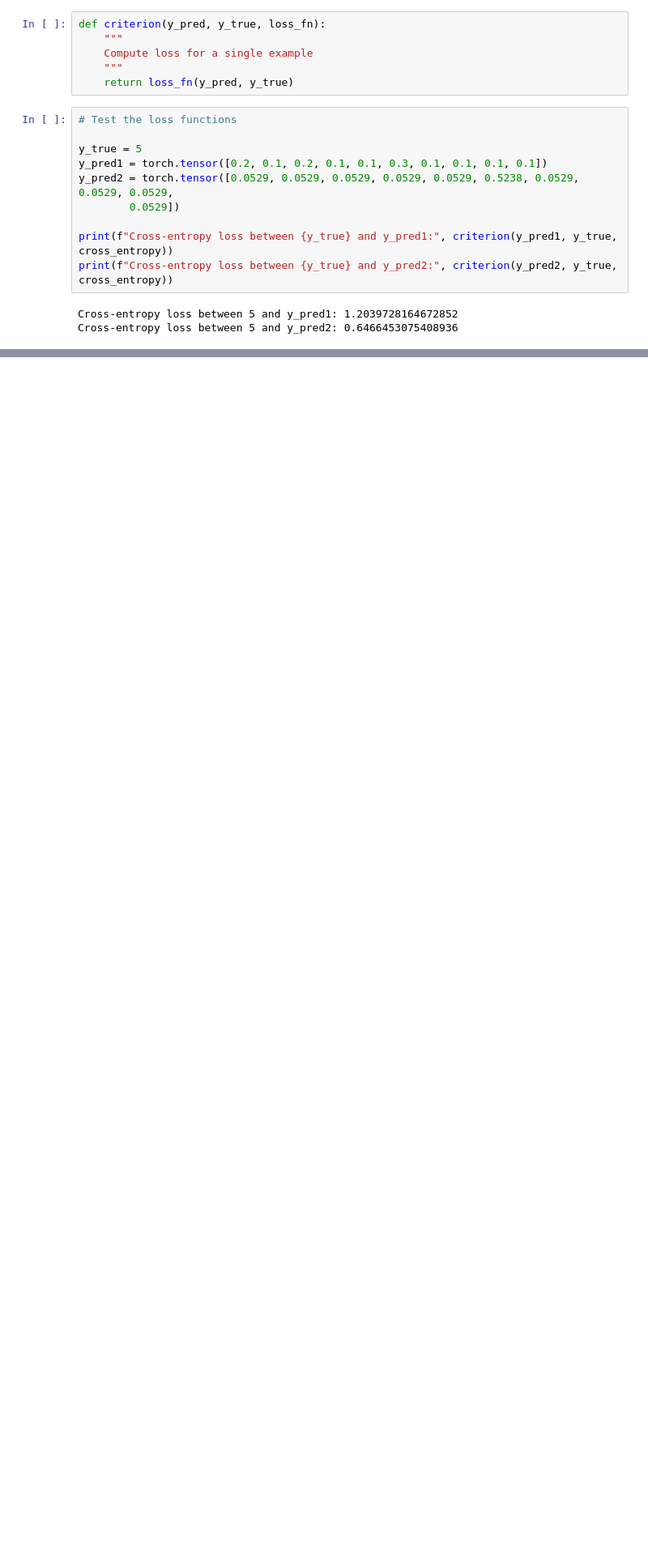
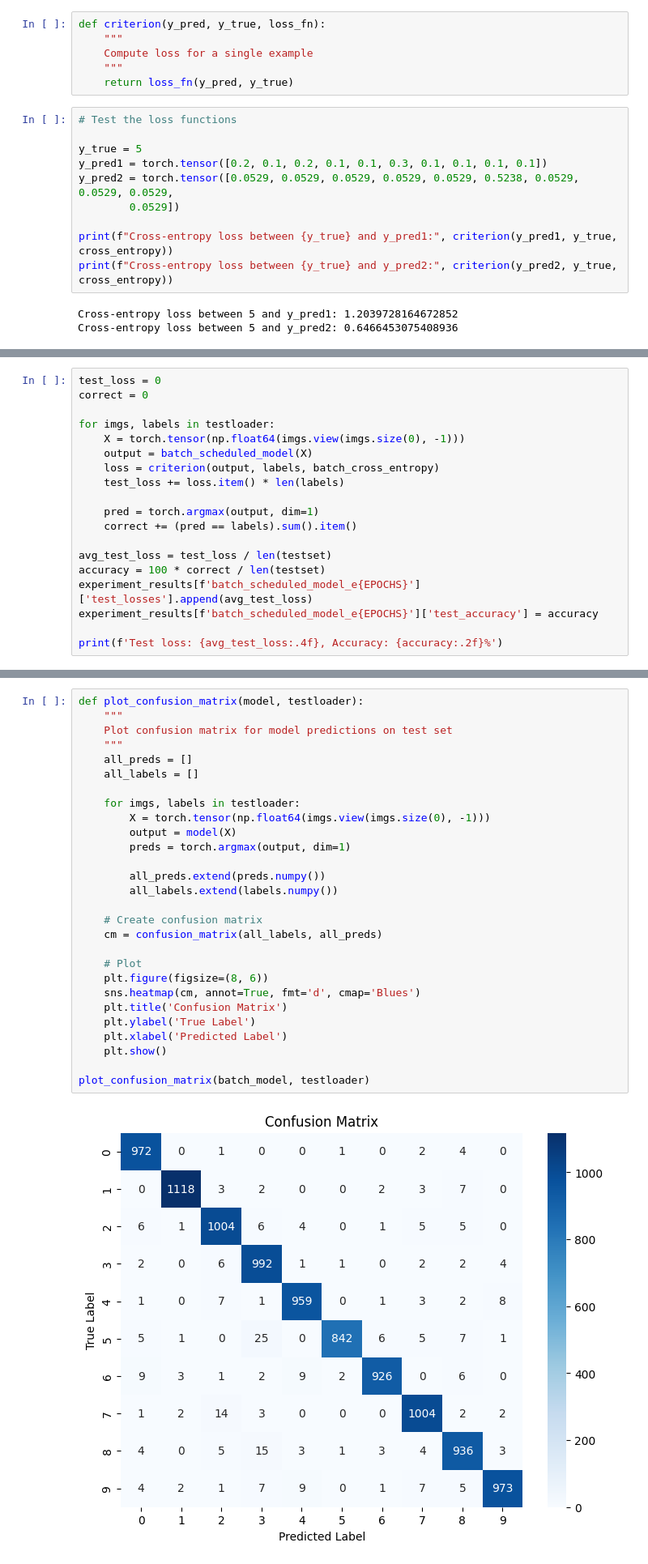
Before and after one commit to adrianlamdev/mnist-classifier, a Jupyter notebook: notebooks/mnist_classifier_mlp.ipynb, the cells around one changed output, grey strips where cells are left out. Shown at 81% size. Cells and saved outputs as stored; diff of their text form; blank space fills up the shorter version.

```diff
--- a/notebooks/mnist_classifier_mlp.ipynb
+++ b/notebooks/mnist_classifier_mlp.ipynb
@@ -521,0 +764,19 @@ class BatchBLPClassifier:
+# %%
+test_loss = 0
+correct = 0
+
+for imgs, labels in testloader:
+    X = torch.tensor(np.float64(imgs.view(imgs.size(0), -1)))
+    output = batch_scheduled_model(X)
+    loss = criterion(output, labels, batch_cross_entropy)
+    test_loss += loss.item() * len(labels)
+
+    pred = torch.argmax(output, dim=1)
+    correct += (pred == labels).sum().item()
+
+avg_test_loss = test_loss / len(testset)
+accuracy = 100 * correct / len(testset)
+experiment_results[f'batch_scheduled_model_e{EPOCHS}']['test_losses'].append(avg_test_loss)
+experiment_results[f'batch_scheduled_model_e{EPOCHS}']['test_accuracy'] = accuracy
+
+print(f'Test loss: {avg_test_loss:.4f}, Accuracy: {accuracy:.2f}%')
@@ -521,0 +809,30 @@ class BatchBLPClassifier:
+# %%
+def plot_confusion_matrix(model, testloader):
+    """
+    Plot confusion matrix for model predictions on test set
+    """
+    all_preds = []
+    all_labels = []
+
+    for imgs, labels in testloader:
+        X = torch.tensor(np.float64(imgs.view(imgs.size(0), -1)))
+        output = model(X)
+        preds = torch.argmax(output, dim=1)
+
+        all_preds.extend(preds.numpy())
+        all_labels.extend(labels.numpy())
+
+    # Create confusion matrix
+    cm = confusion_matrix(all_labels, all_preds)
+
+    # Plot
+    plt.figure(figsize=(8, 6))
+    sns.heatmap(cm, annot=True, fmt='d', cmap='Blues')
+    plt.title('Confusion Matrix')
+    plt.ylabel('True Label')
+    plt.xlabel('Predicted Label')
+    plt.show()
+
+plot_confusion_matrix(batch_model, testloader)
+# %% [output]
+[figure, added]
```
Also changed, not shown: parts of 42 cells of this notebook, 2 other files.
